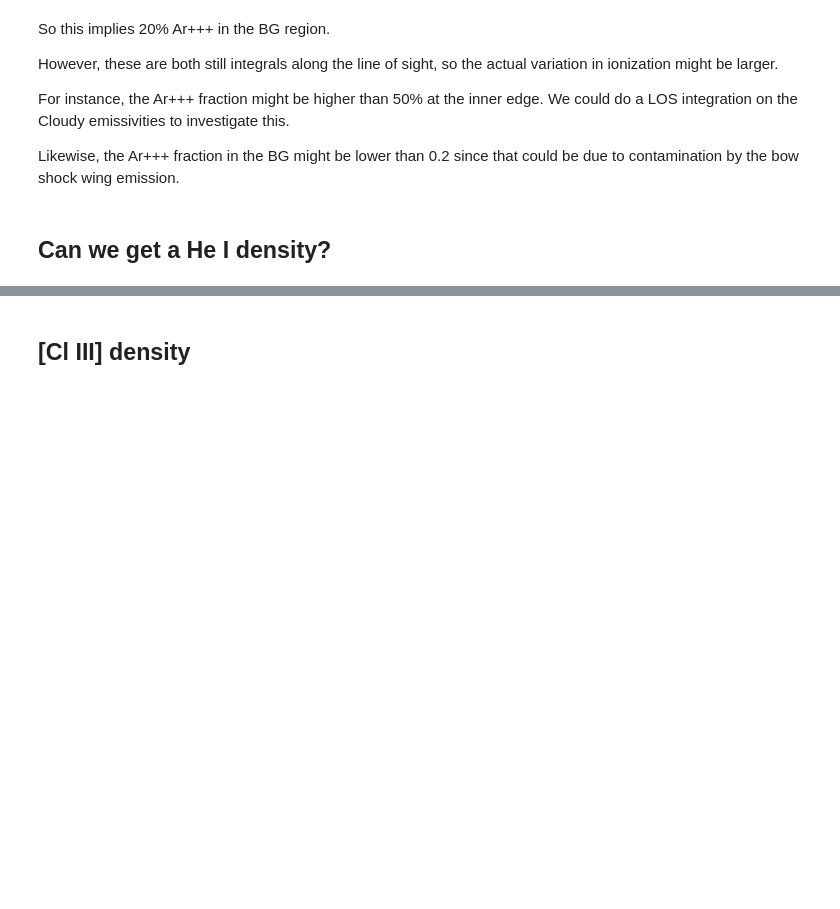
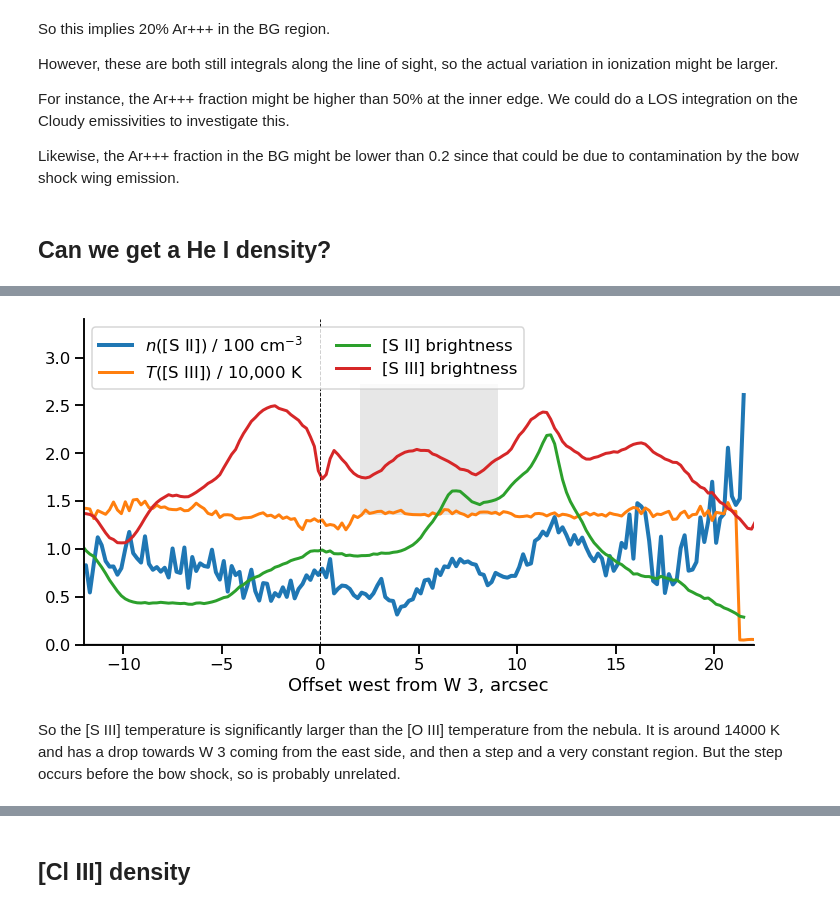
Before and after one commit to will-henney/muse-hii-regions, a Jupyter notebook: notebooks/01-02-yet-more-line-ratios.ipynb, the cells around one changed output, grey strips where cells are left out. Drawn from its saved outputs; the diff is of its cells as text; code cells hidden in the pictures; blank space fills up the shorter version.

```diff
--- a/notebooks/01-02-yet-more-line-ratios.ipynb
+++ b/notebooks/01-02-yet-more-line-ratios.ipynb
@@ -711,0 +808,40 @@ he1.getEmissivity(tem=T0, den=dgrid, wave=5876) / he1.getEmissivity(tem=T0, den=
+# %%
+#yyslice = slice(164, 204) # original
+#yyslice = slice(160, 210) # broader
+#yyslice = slice(170, 200) # narrower
+yyslice = slice(180, 200) # top half ultra narrow
+n_sii_profile = make_profile(im_n_sii)
+T_siii_profile = make_profile(im_T_siii)
+sii_profile = make_profile(im6731)
+im9069 = Image("../data/ngc346-siii-9069-bin01-sum.fits")
+siii_profile = make_profile(im9069)
+# %%
+fig, ax = plt.subplots(figsize=(12, 6))
+ix0 = 227.5
+nx = len(hei_profile)
+pos = (np.arange(nx) - ix0) * 0.2
+
+ax.plot(pos, 0.01 * n_sii_profile, label="$n$([S II]) / 100 cm$^{-3}$", lw=4)
+ax.plot(pos, 0.0001 * T_siii_profile, label="$T$([S III]) / 10,000 K", lw=3)
+ax.plot(pos, 1.0 * sii_profile / np.median(sii_profile), label="[S II] brightness", lw=3)
+ax.plot(pos, 1.7 * siii_profile / np.median(siii_profile), label="[S III] brightness", lw=3)
+
+
+
+ax.axhline(0, color="k")
+
+ax.axvline(0, color="k", lw=1, ls="dashed")
+ax.axvspan(2.0, 9.0, 0.4, 0.8, color="k", alpha=0.1, linewidth=0, zorder=-100)
+ax.legend(ncol=2,loc="upper left")
+
+ax.set(
+    xlabel="Offset west from W 3, arcsec",
+    xlim=[-12, 22],
+    ylim=[0, 3.4],
+)
+sns.despine()
+fig.savefig("../figs/ngc346-bow-shock-sii-siii-ne-te.pdf");
+# %% [output]
+[figure, added]
+# %% [markdown]
+So the [S III] temperature is significantly larger than the [O III] temperature from the nebula. It is around 14000 K and has a drop towards W 3 coming from the east side, and then a step and a very constant region.  But the step occurs before the bow shock, so is probably unrelated.
```
Also changed, not shown: parts of 27 cells of this notebook, 4 other files.
